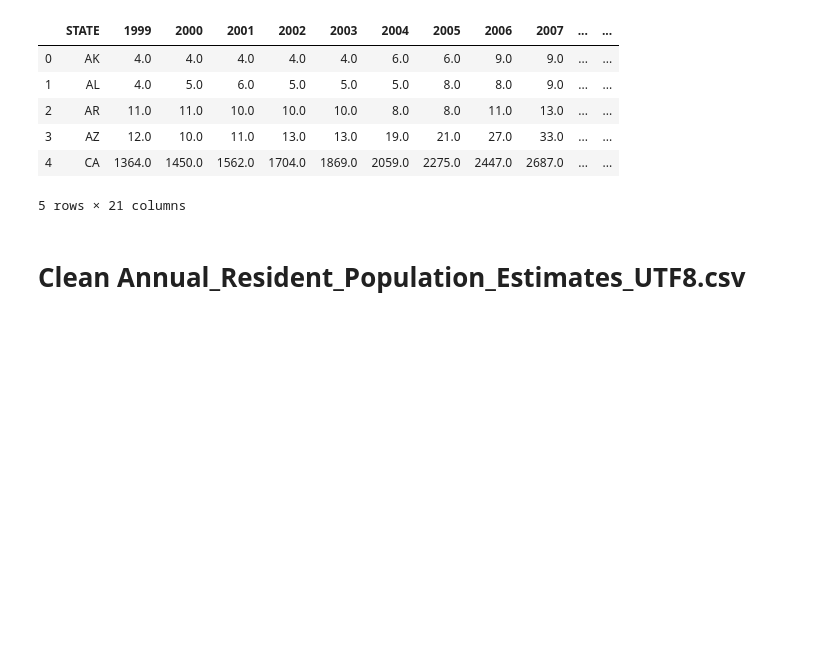
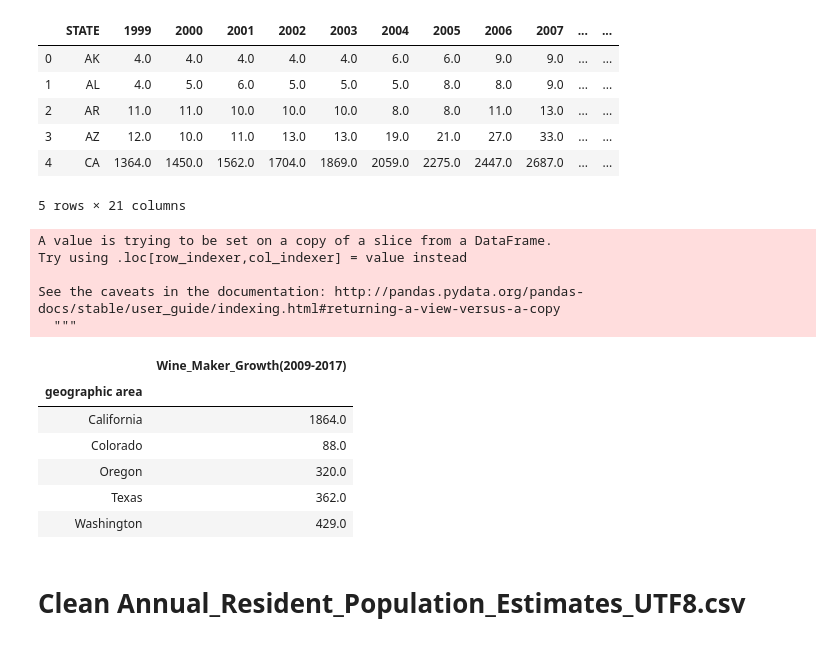
Before and after one commit to epayne323/ProjectOneRepo, a Jupyter notebook: Notebooks/Clean_LC.ipynb, the cells around one changed output. Drawn from its saved outputs; the diff is of its cells as text; code cells hidden in the pictures; blank space fills up the shorter version.

```diff
--- a/Notebooks/Clean_LC.ipynb
+++ b/Notebooks/Clean_LC.ipynb
@@ -69,5 +69,38 @@ clean_df.head()
 | 3 | AZ | 12.0 | 10.0 | 11.0 | 13.0 | 13.0 | 19.0 | 21.0 | 27.0 | 33.0 | ... | ... |
 | 4 | CA | 1364.0 | 1450.0 | 1562.0 | 1704.0 | 1869.0 | 2059.0 | 2275.0 | 2447.0 | 2687.0 | ... | ... |
 5 rows × 21 columns
+# %%
+# Filtering column "geographic area" to only contain: Colorado, California, Oregon, Texas and Washington
+clean1_df = clean_df.loc[(clean_df['STATE'] == 'CO') | (clean_df['STATE'] == 'CA') | (clean_df['STATE'] == 'OR') | (clean_df['STATE'] == 'TX') |(clean_df['STATE'] == 'WA'), :]
+
+# adding additional column to calculate growth of Producers from 2009 - 2017
+clean1_df['Wine_Maker_Growth(2009-2017)']= clean1_df['2017'] - clean1_df['2009']
+
+# Replacing full state abreviations for full state name
+clean1_df = clean1_df.replace({'CO':'Colorado', 'CA':'California', 'TX':'Texas', 'OR':'Oregon', 'WA':'Washington'})
+
+# Changing the STATE column for "geographic area"
+clean1_df = clean1_df.rename(columns = {'STATE':'geographic area'})
+
+# Setting geographic area as index
+clean1_df = clean1_df.set_index('geographic area')
+
+#Generating final version of DF table with only needed data
+
+winemakers = clean1_df[['Wine_Maker_Growth(2009-2017)']]
+winemakers
+# %% [output]
+A value is trying to be set on a copy of a slice from a DataFrame.
+Try using .loc[row_indexer,col_indexer] = value instead
+
+See the caveats in the documentation: http://pandas.pydata.org/pandas-docs/stable/user_guide/indexing.html#returning-a-view-versus-a-copy
+  """
+|  | Wine_Maker_Growth(2009-2017) |
+| geographic area |  |
+| California | 1864.0 |
+| Colorado | 88.0 |
+| Oregon | 320.0 |
+| Texas | 362.0 |
+| Washington | 429.0 |
 # %%
 # saving clean copy in Clear Folder
```
Also changed, not shown: parts of 1 cell of this notebook, 1 other file.
